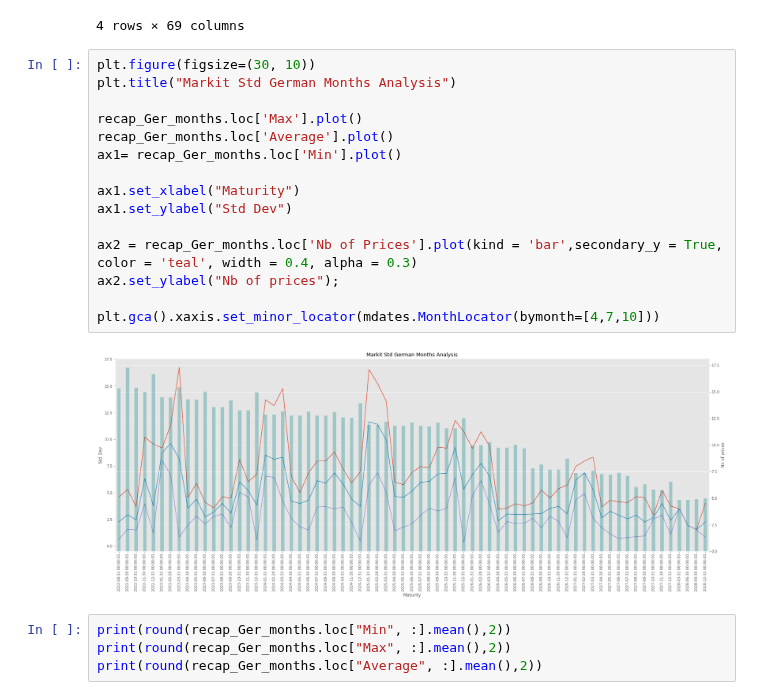
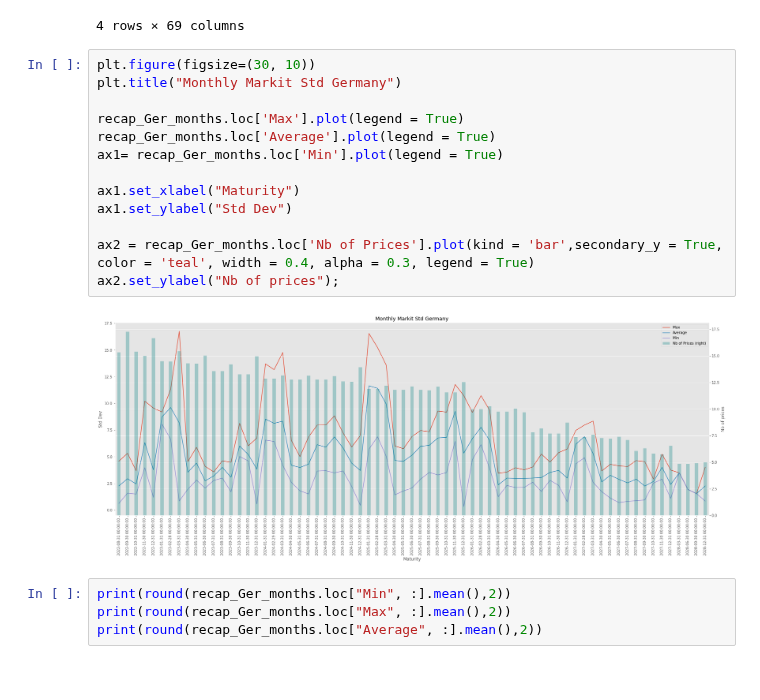
Before and after one commit to romain109/Power-Europe, a Jupyter notebook: Notebooks/Analyse Germany.ipynb, the cells around one changed output. Cells and saved outputs as stored; diff of their text form.

```diff
--- a/Notebooks/Analyse Germany.ipynb
+++ b/Notebooks/Analyse Germany.ipynb
@@ -157,21 +157,19 @@ recap_Ger_months
 4 rows × 69 columns
 # %%
 plt.figure(figsize=(30, 10))
-plt.title("Markit Std German Months Analysis")
+plt.title("Monthly Markit Std Germany")
 
-recap_Ger_months.loc['Max'].plot()
-recap_Ger_months.loc['Average'].plot()
-ax1= recap_Ger_months.loc['Min'].plot()
+recap_Ger_months.loc['Max'].plot(legend = True)
+recap_Ger_months.loc['Average'].plot(legend = True)
+ax1= recap_Ger_months.loc['Min'].plot(legend = True)
 
 ax1.set_xlabel("Maturity")
 ax1.set_ylabel("Std Dev")
 
-ax2 = recap_Ger_months.loc['Nb of Prices'].plot(kind = 'bar',secondary_y = True, color = 'teal', width = 0.4, alpha = 0.3)
+ax2 = recap_Ger_months.loc['Nb of Prices'].plot(kind = 'bar',secondary_y = True, color = 'teal', width = 0.4, alpha = 0.3, legend = True)
 ax2.set_ylabel("Nb of prices");
-
-plt.gca().xaxis.set_minor_locator(mdates.MonthLocator(bymonth=[4,7,10]))
 # %% [output]
-[figure, old version]
+[figure, new version]
 # %%
 print(round(recap_Ger_months.loc["Min", :].mean(),2))
 print(round(recap_Ger_months.loc["Max", :].mean(),2))
```
Also changed, not shown: parts of 7 cells of this notebook, 1 other file.
